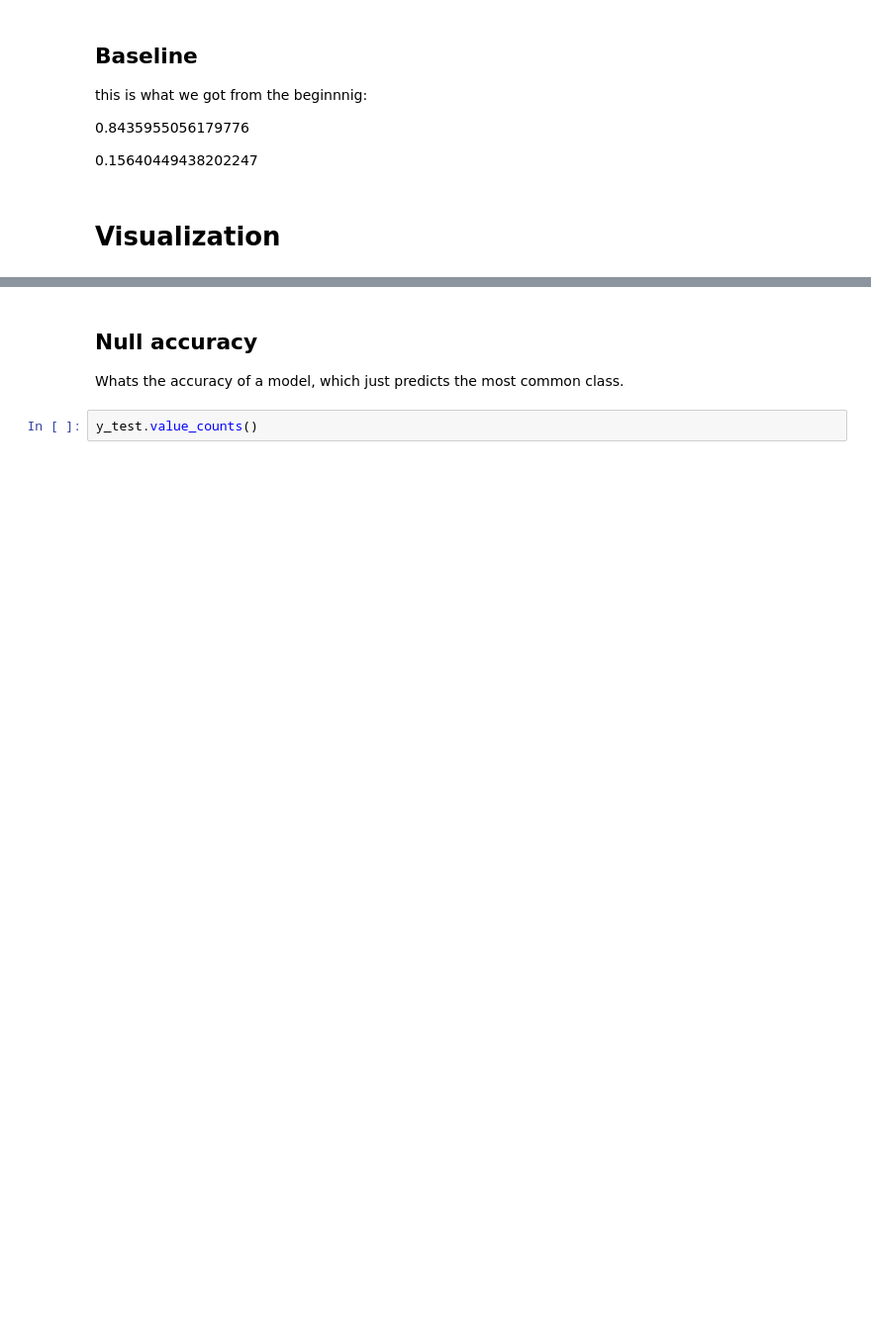
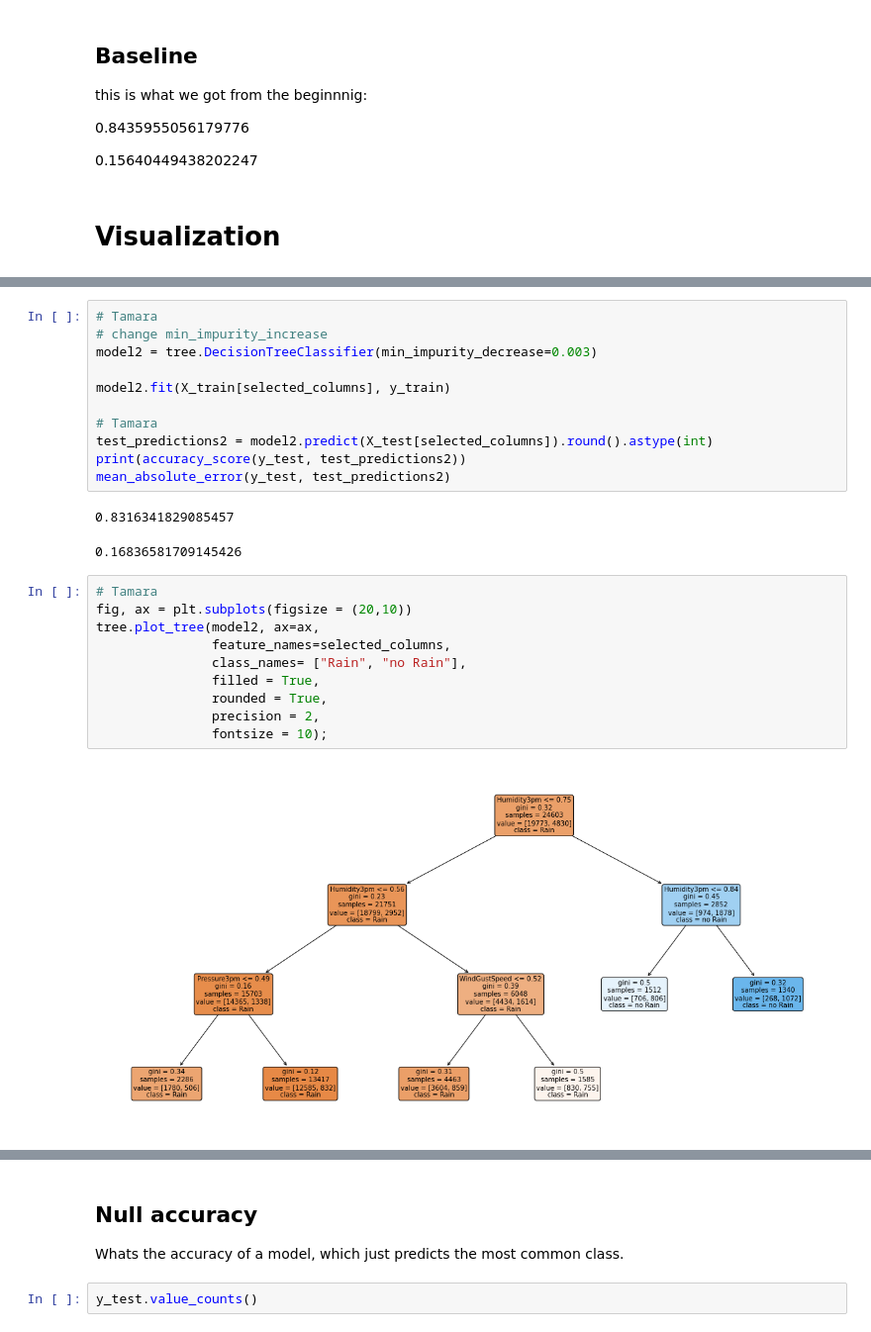
Before and after one commit to tobirohrer/data-mining, a Jupyter notebook: Tobi/Booklet1.ipynb, the cells around one changed output, grey strips where cells are left out. Shown at 99% size. Drawn from its saved outputs; the diff is of its cells as text; blank space fills up the shorter version.

```diff
--- a/Tobi/Booklet1.ipynb
+++ b/Tobi/Booklet1.ipynb
@@ -310,0 +336,26 @@ graphviz.Source(tree_graph)
+# %%
+# Tamara
+# change min_impurity_increase
+model2 = tree.DecisionTreeClassifier(min_impurity_decrease=0.003)
+
+model2.fit(X_train[selected_columns], y_train)
+
+# Tamara
+test_predictions2 = model2.predict(X_test[selected_columns]).round().astype(int)
+print(accuracy_score(y_test, test_predictions2))
+mean_absolute_error(y_test, test_predictions2)
+# %% [output]
+0.8316341829085457
+0.16836581709145426
+# %%
+# Tamara
+fig, ax = plt.subplots(figsize = (20,10))
+tree.plot_tree(model2, ax=ax,
+               feature_names=selected_columns,
+               class_names= ["Rain", "no Rain"],
+               filled = True,
+               rounded = True,
+               precision = 2,
+               fontsize = 10);
+# %% [output]
+[figure, added]
```
Also changed, not shown: parts of 10 cells of this notebook, 10 other files.
